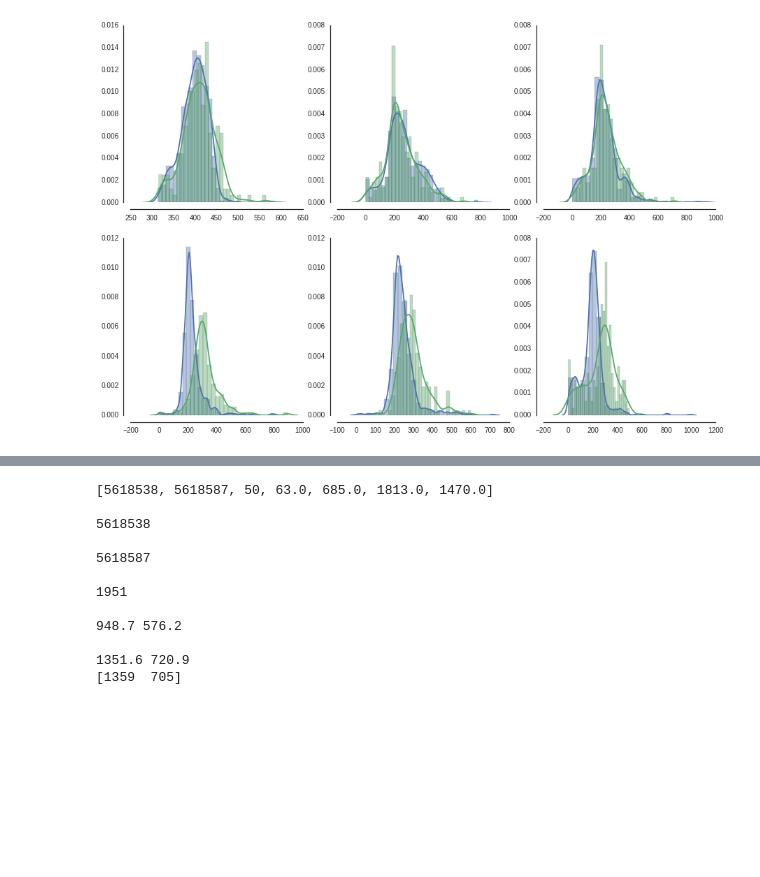
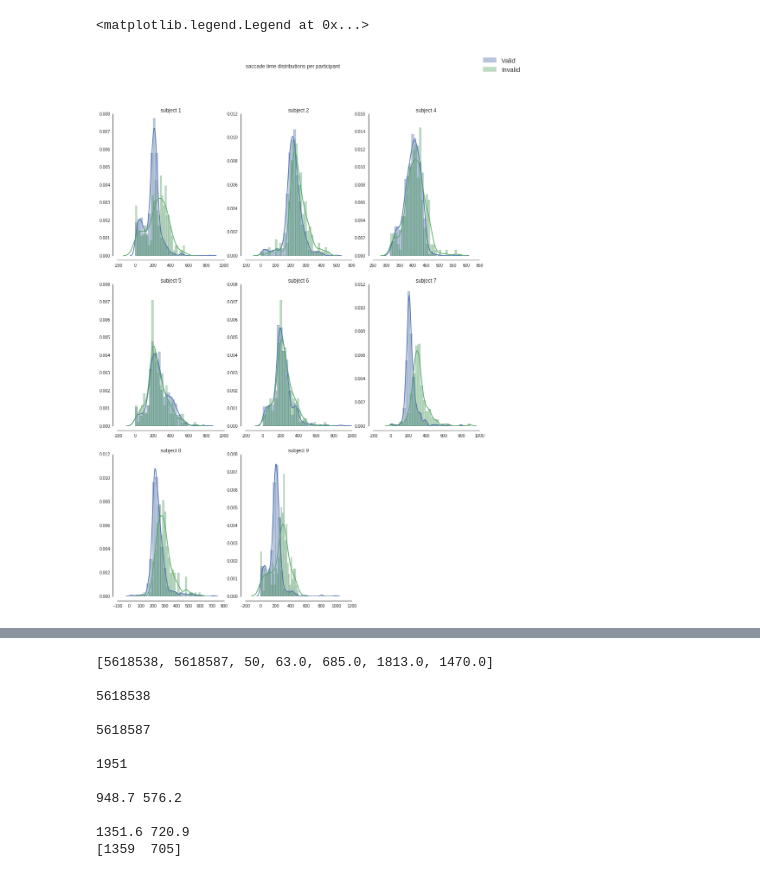
Before and after one commit to Nian-Jingqing/AttentionSaccade, a Jupyter notebook: AttentionSaccade_EyetrackerAnalysis.ipynb, the cells around one changed output, grey strips where cells are left out. Cells and saved outputs as stored; diff of their text form; code cells hidden in the pictures; blank space fills up the shorter version.

Commit message:
updated analysis script to add new subjects and alter single subject plots of saccade latency distributions

```diff
--- a/AttentionSaccade_EyetrackerAnalysis.ipynb
+++ b/AttentionSaccade_EyetrackerAnalysis.ipynb
@@ -28,11 +31,12 @@ behlist       = np.sort(os.listdir(behdat))
 saccadedat    = os.path.join(workingfolder, 'saccades')
 if not os.path.exists(saccadedat):
     os.mkdir(saccadedat)
-sublist = [4, 5, 6, 7, 8, 9]
+sublist = [1,2,3,4, 5, 6, 7, 8, 9]
+sublist = [1,2,  4, 5, 6, 7, 8, 9] #subject 3 has 961 trials in eyetracker data, and 960 in behavioural - check with nick. for now, remove from analysis
 parts   = ['a','b']
 
 epsubs   = [3, 4, 5, 6,9]
-ohbasubs = [1, 2, 7 8]
+ohbasubs = [1, 2, 7 ,8]
 hrefsubs = [7, 8]
 
 #1KHz  sample: 1 5 6 7 8 9
@@ -337,0 +369,3 @@ plotting    = pd.concat([meanvaltimedf, meaninvtimedf]) #meanvaltime and meaninv
+# %%
+temp = edat[0][1]
+# for this example trial, target array onset val  = 5079706, first saccade in trial at 5078099
@@ -337,0 +387,6 @@ plotting    = pd.concat([meanvaltimedf, meaninvtimedf]) #meanvaltime and meaninv
+# %%
+x = 0
+inds = [x for x in range(len(temp['events']['Esac'])) if temp['events']['Esac'][x][0] > 5079706]
+for i in inds:
+    print temp['events']['Ssac'][i]
+print '\n'
@@ -351,18 +416,30 @@ print test.statistic, test.pvalue
 # %%
-subs = [0,1,2,3,4,5]
-plt.rcParams['figure.figsize']=(15,10) # 3:2 ratio needed cos 3 columns 2 rows
+subs = [0,1,2,3,4,5,6,7]
+plt.rcParams['figure.figsize']=(15,20) # 3:2 ratio needed cos 3 columns 2 rows
 subject_histplots = plt.figure()
+subject_histplots.suptitle('saccade time distributions per participant')
 sns.set(style = 'white')
 for i in subs:
-    ax1 = subject_histplots.add_subplot(2,3,i+1)
-    sns.distplot(valids[i], bins = 30, ax = ax1)
-    sns.distplot(invalids[i], bins = 30, ax = ax1) # yellow histogram for invalids
+#    if sublist[i] == 4:
+#        ax1 = subject_histplots.add_subplot(3,3,i+1, title = 'subject %s'%(sublist[i]))
+#        sns.distplot(np.divide(valids[i],4),   bins = 30, ax = ax1, label = 'Valid')
+#        sns.distplot(np.divide(invalids[i],4), bins = 30, ax = ax1, label = 'Invalid') # yellow histogram for invalids
+#    else:
+    ax1 = subject_histplots.add_subplot(3,3,i+1, title = 'subject %s'%(sublist[i]))
+    sns.distplot(valids[i],  bins = 30, ax = ax1, label = 'Valid')
+    sns.distplot(invalids[i],bins = 30, ax = ax1, label = 'Invalid') # yellow histogram for invalids
 sns.despine(offset = 10, trim = True) # removes the right and top axes from plot
+
+handles, labels = ax1.get_legend_handles_labels()
+subject_histplots.legend(handles, labels, prop = {'size':15})
+
+
 
 #ax1 = fig.add_subplot(2,3,1)
 #sns.distplot(valids[0], bins = 30, ax = ax1)
 # %% [output]
+<matplotlib.legend.Legend at 0x...>
-[figure, old version]
+[figure, new version]
 # %%
 # valids and invalids contains, for each subject
 #an array of the valid and invalid single trial saccade times (non-NaN)
```
Also changed, not shown: parts of 15 cells of this notebook.
